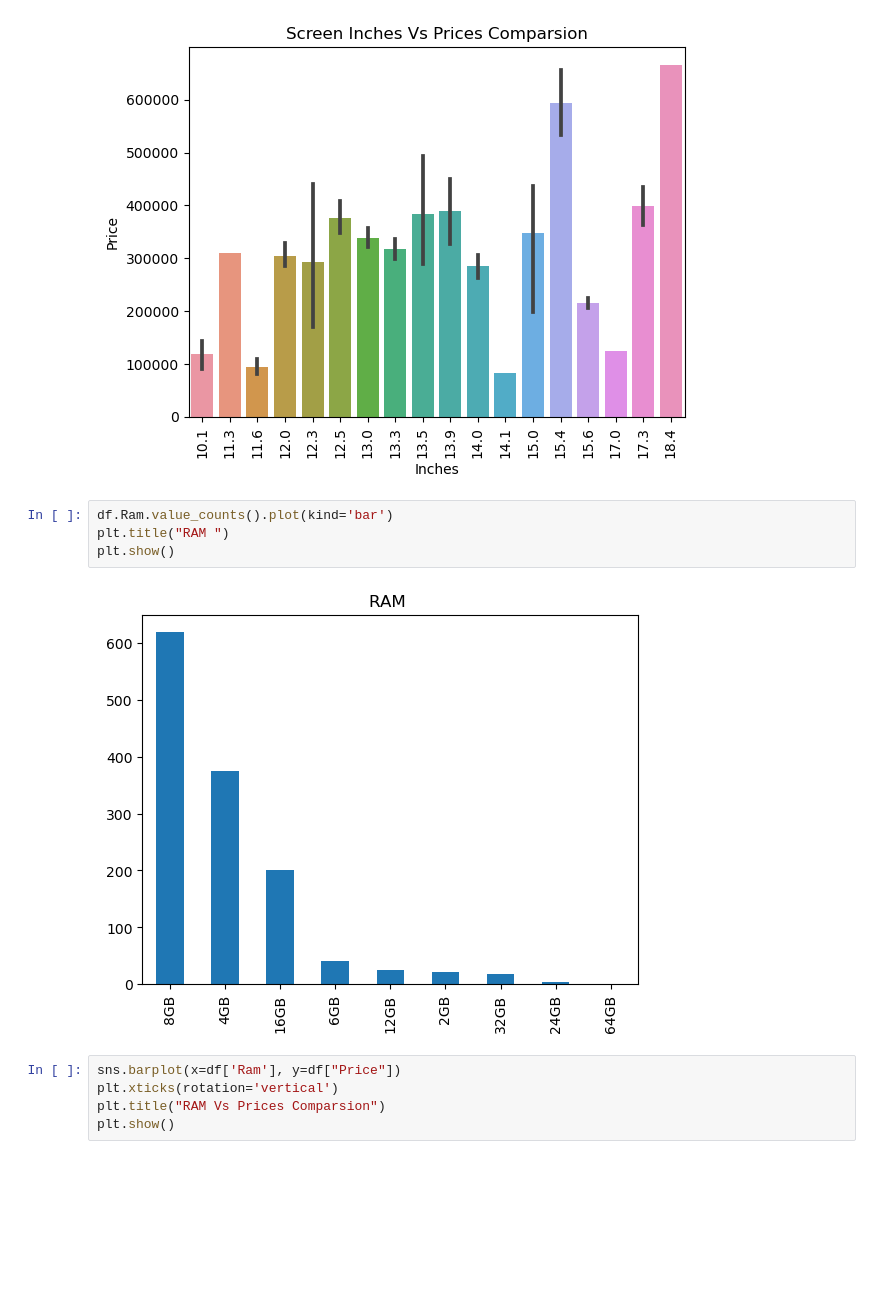
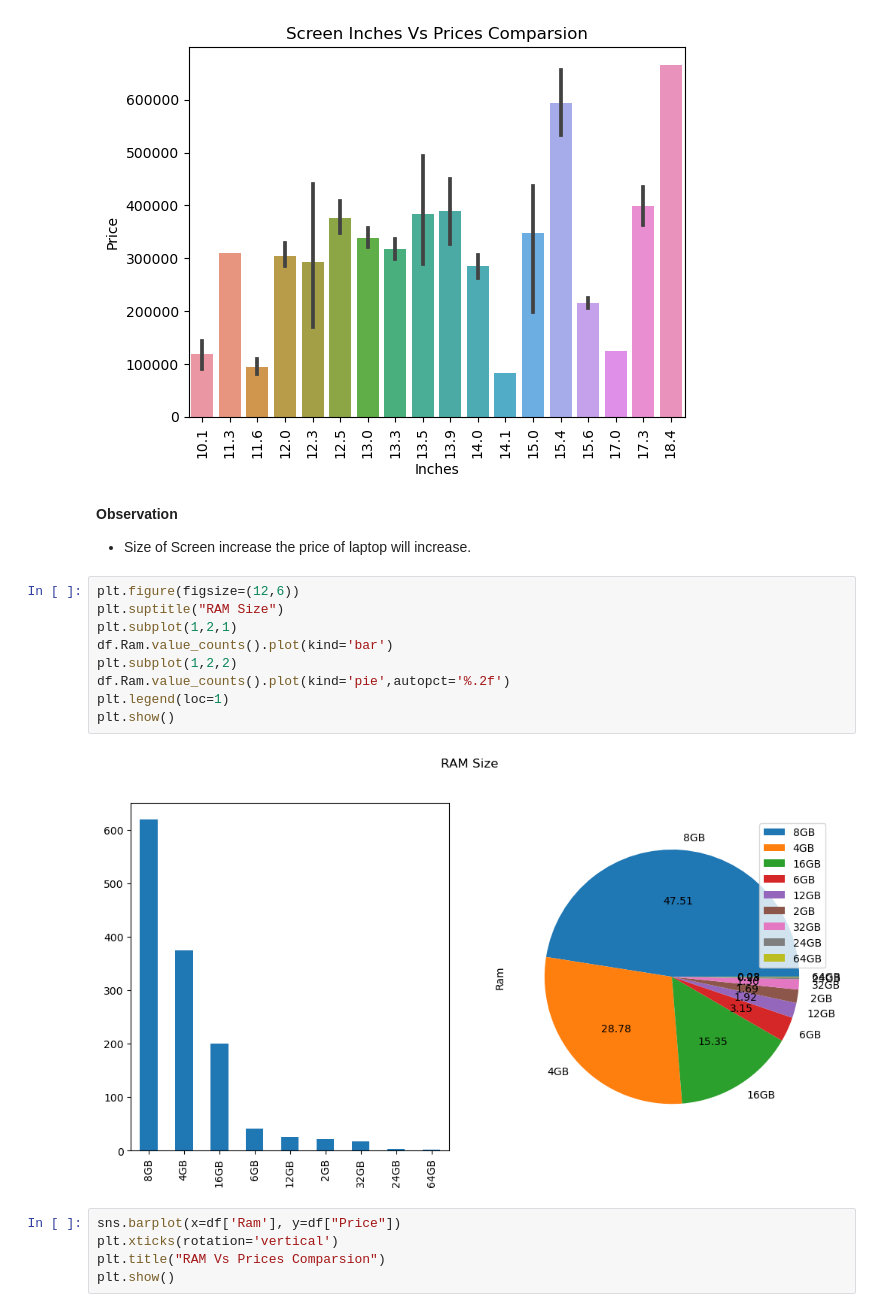
Before and after one commit to Sialsanwal/Data-Science, a Jupyter notebook: Laptop Price/Exploratory Data Analysis (EDA).ipynb, the cells around one changed output. Saved outputs shown, nothing was run; the diff lists cells and outputs as text; blank space fills up the shorter version.

```diff
--- a/Laptop Price/Exploratory Data Analysis (EDA).ipynb
+++ b/Laptop Price/Exploratory Data Analysis (EDA).ipynb
@@ -160,12 +164,20 @@ plt.title("Screen Inches Vs Prices Comparsion")
 plt.show()
 # %% [output]
 [figure]
+# %% [markdown]
+**Observation**
+- Size of Screen increase the price of laptop will increase.
 # %%
+plt.figure(figsize=(12,6))
+plt.suptitle("RAM Size")
+plt.subplot(1,2,1)
 df.Ram.value_counts().plot(kind='bar')
-plt.title("RAM ")
+plt.subplot(1,2,2)
+df.Ram.value_counts().plot(kind='pie',autopct='%.2f')
+plt.legend(loc=1)
 plt.show()
 # %% [output]
-[figure, old version]
+[figure, new version]
 # %%
 sns.barplot(x=df['Ram'], y=df["Price"])
 plt.xticks(rotation='vertical')
```
Also changed, not shown: parts of 14 cells of this notebook.
